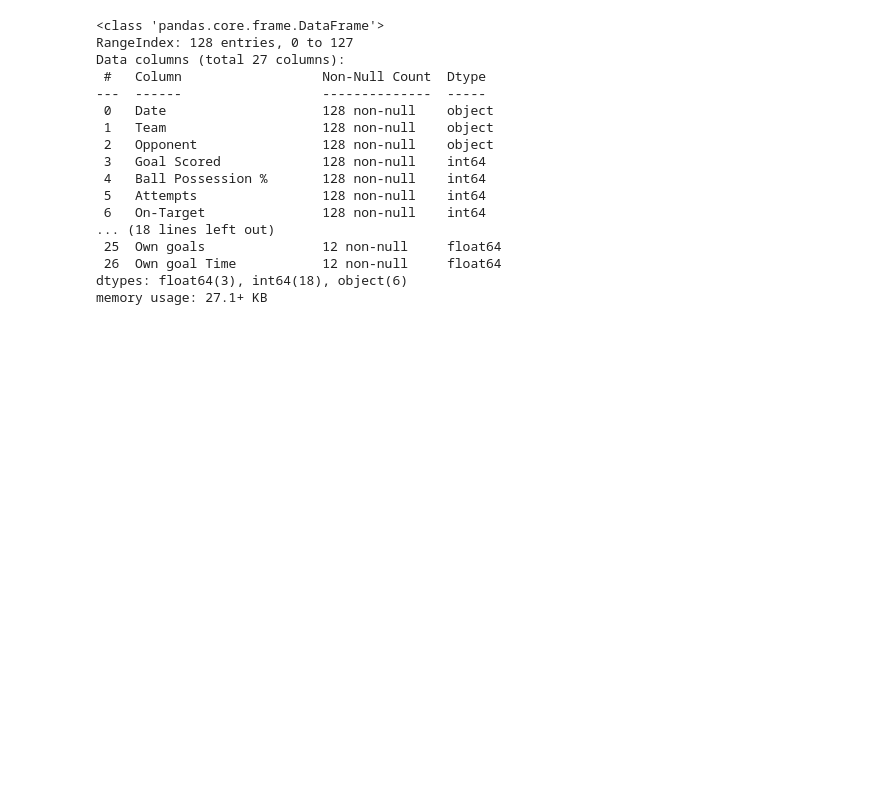
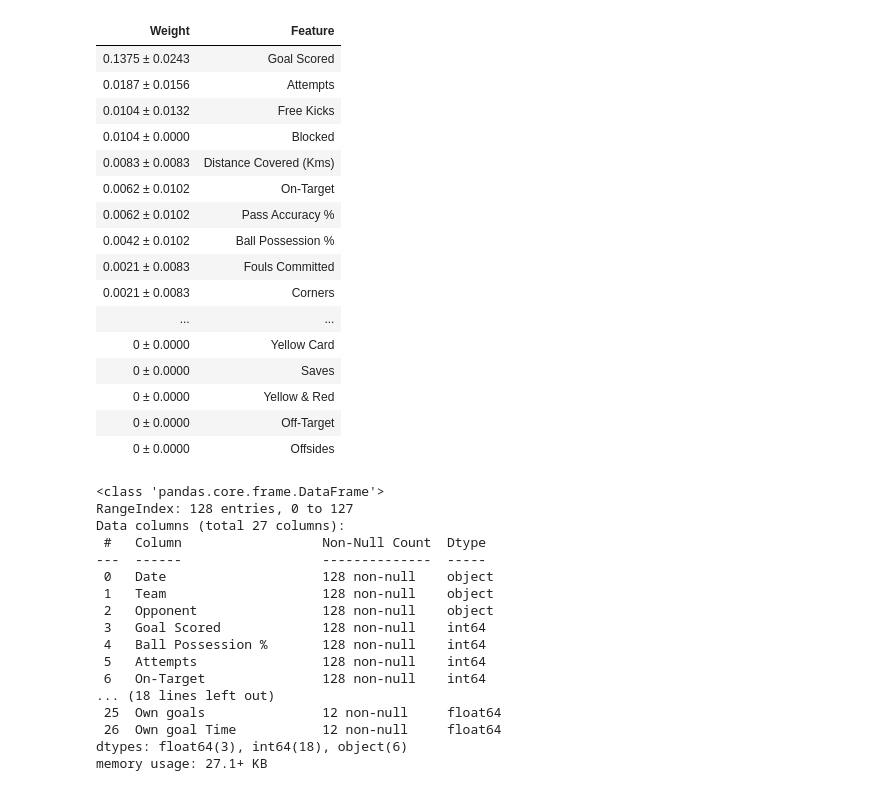
Before and after one commit to Grashch/Kaggle_tasks, a Jupyter notebook: SHAP_Values.ipynb, the cells around one changed output. Cells and saved outputs as stored; diff of their text form; code cells hidden in the pictures; blank space fills up the shorter version.

```diff
--- a/SHAP_Values.ipynb
+++ b/SHAP_Values.ipynb
@@ -16,3 +34,28 @@ my_model = RandomForestClassifier(random_state=0).fit(train_X, train_y)
+# %%
+import eli5
+from eli5.sklearn import PermutationImportance
+
+perm = PermutationImportance(my_model, random_state=1)
+perm.fit(train_X, train_y)
+eli5.show_weights(perm, feature_names=X.columns.tolist())
+# %% [output]
+| Weight | Feature |
+| 0.1375 ± 0.0243 | Goal Scored |
+| 0.0187 ± 0.0156 | Attempts |
+| 0.0104 ± 0.0132 | Free Kicks |
+| 0.0104 ± 0.0000 | Blocked |
+| 0.0083 ± 0.0083 | Distance Covered (Kms) |
+| 0.0062 ± 0.0102 | On-Target |
+| 0.0062 ± 0.0102 | Pass Accuracy % |
+| 0.0042 ± 0.0102 | Ball Possession % |
+| 0.0021 ± 0.0083 | Fouls Committed |
+| 0.0021 ± 0.0083 | Corners |
+| ... | ... |
+| 0 ± 0.0000 | Yellow Card |
+| 0 ± 0.0000 | Saves |
+| 0 ± 0.0000 | Yellow & Red |
+| 0 ± 0.0000 | Off-Target |
+| 0 ± 0.0000 | Offsides |
 # %%
 data.info()
 # %% [output]
```
Also changed, not shown: parts of 5 cells of this notebook.
